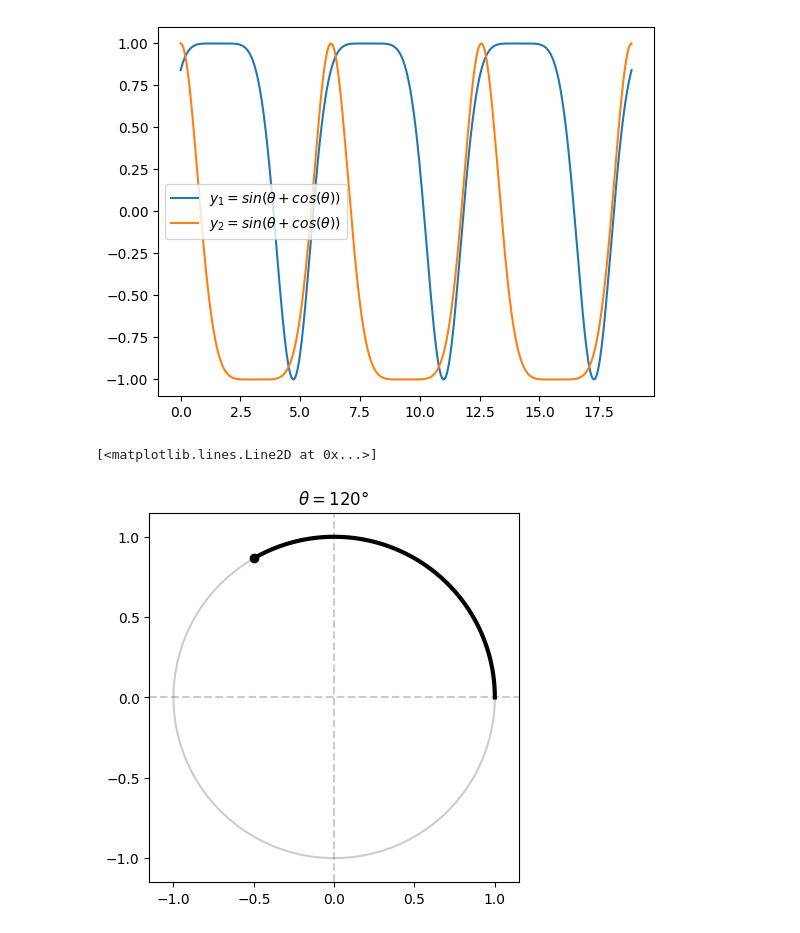
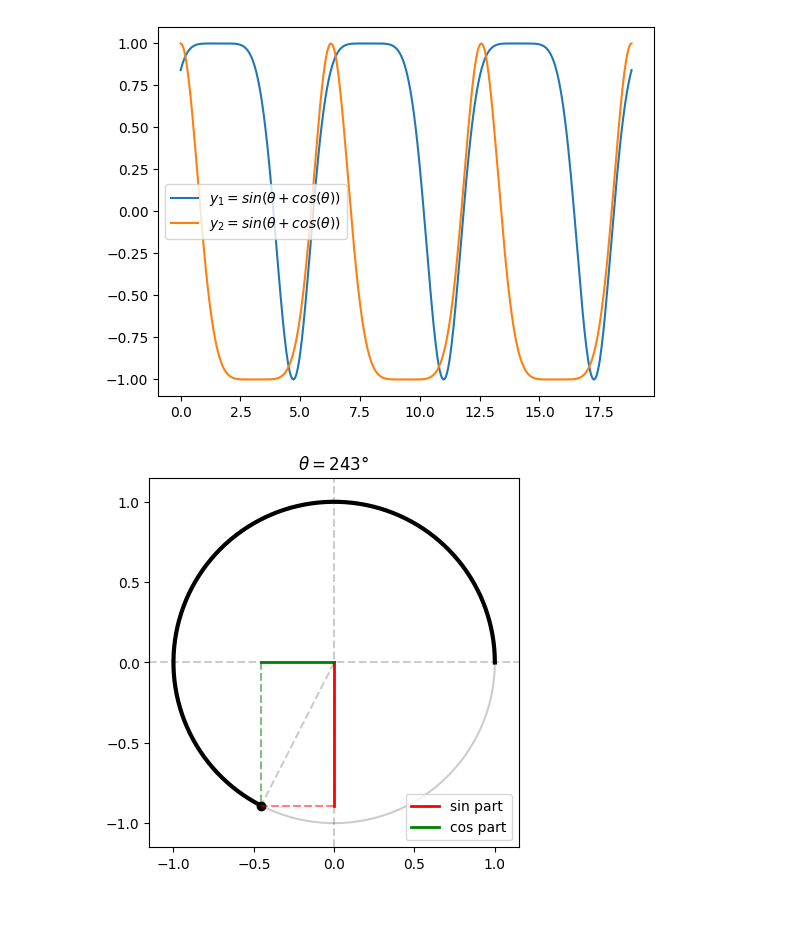
Before and after one commit to krdungca/Math-and-Python, a Jupyter notebook: Master Math via Python/08_Trigonometry/trig_5_graphing resolution sine cosine tangent.ipynb, the cells around one changed output. Saved outputs shown, nothing was run; the diff lists cells and outputs as text; code cells hidden in the pictures.

```diff
--- a/Master Math via Python/08_Trigonometry/trig_5_graphing resolution sine cosine tangent.ipynb
+++ b/Master Math via Python/08_Trigonometry/trig_5_graphing resolution sine cosine tangent.ipynb
@@ -56,31 +56,43 @@ plt.show()
 [figure]
 # %%
 #user input value angle (AS DEGREES!)
-inputval = 120
+inputval = 243
 plt.title('$\\theta = %s°$ '%inputval)
 
 #plot the plane
 plt.axis([-1.15,1.15,-1.15,1.15])
 plt.axis('square')
 axlim = plt.gca()
 x_lim = axlim.get_xlim()
 y_lim = axlim.get_ylim()
 plt.plot(x_lim,[0,0],'k--',alpha=0.2)
 plt.plot([0,0],y_lim,'k--',alpha=0.2)
 
 #generate a base_circle
 x_circle = np.linspace(0,2*np.pi,100)
 plt.plot(np.cos(x_circle),np.sin(x_circle),'k-',alpha=0.2)
 
 #angle value as theta (radians)
 theta = np.deg2rad(inputval)
 plt.plot(np.cos(theta),np.sin(theta),'ko')
 
 #plot arc to theta value
 x_arc = np.linspace(0,theta,100)
 plt.plot(np.cos(x_arc),np.sin(x_arc),'k-',linewidth=3)
 
-#plot sin part(red) and cos part(green)
+#plot sin part(red)
+plt.plot([0,0],[0,np.sin(theta)],'r-',label='sin part',linewidth=2)
+plt.plot([0,np.cos(theta)],[np.sin(theta),np.sin(theta)],'r--',alpha=0.5)
+
+#plot cos part(green)
+plt.plot([0,np.cos(theta)],[0,0],'g-',label='cos part',linewidth=2)
+plt.plot([np.cos(theta),np.cos(theta)],[0,np.sin(theta)],'g--',alpha=0.5)
+
+#plot diagonal from origin to theta point
+plt.plot([0,np.cos(theta)],[0,np.sin(theta)],'k--',alpha=0.2)
+
+#final display
+plt.legend()
+plt.show()
 # %% [output]
-[<matplotlib.lines.Line2D at 0x...>]
-[figure, old version]
+[figure, new version]
```
